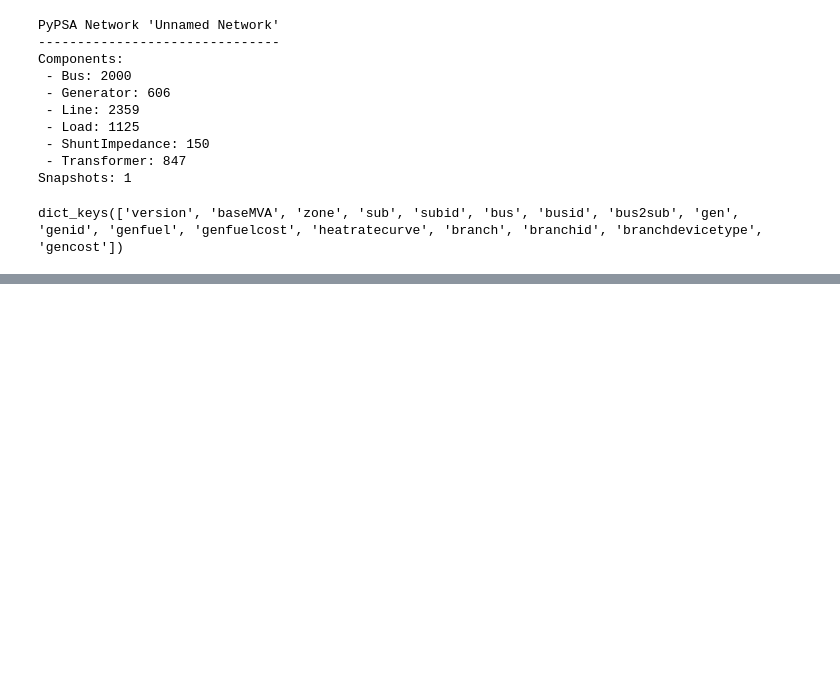
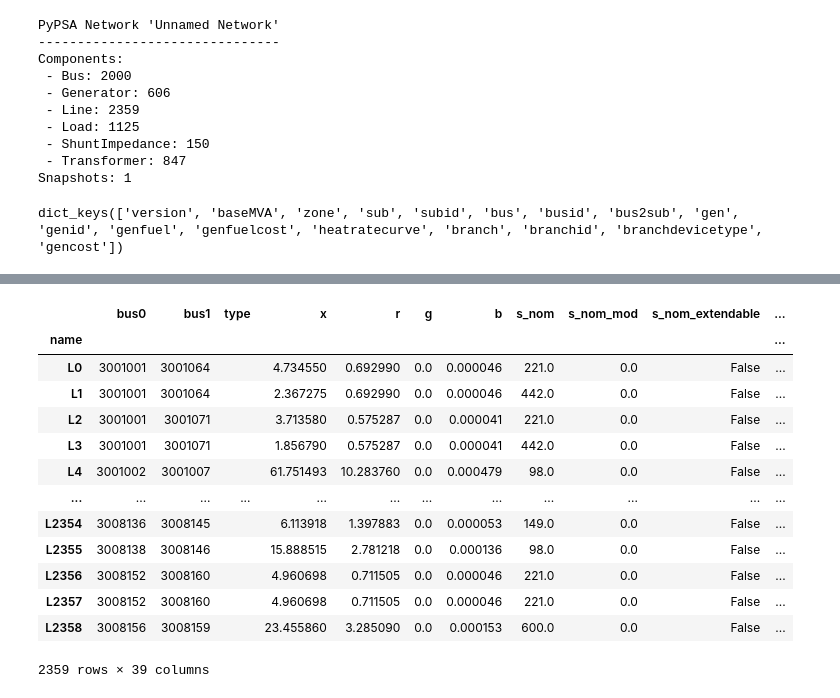
Before and after one commit to samgdotson/energy-lab, a Jupyter notebook: 2021-TX-Power-Outage/notebooks/test_loadcase.ipynb, the cells around one changed output, grey strips where cells are left out. Saved outputs shown, nothing was run; the diff lists cells and outputs as text; code cells hidden in the pictures; blank space fills up the shorter version.

```diff
--- a/2021-TX-Power-Outage/notebooks/test_loadcase.ipynb
+++ b/2021-TX-Power-Outage/notebooks/test_loadcase.ipynb
@@ -70,0 +223,17 @@ n.buses[['x','y']] = bus_geo[['x','y']].values
+# %%
+n.lines
+# %% [output]
+|  | bus0 | bus1 | type | x | r | g | b | s_nom | s_nom_mod | s_nom_extendable | ... |
+| name |  |  |  |  |  |  |  |  |  |  | ... |
+| L0 | 3001001 | 3001064 |  | 4.734550 | 0.692990 | 0.0 | 0.000046 | 221.0 | 0.0 | False | ... |
+| L1 | 3001001 | 3001064 |  | 2.367275 | 0.692990 | 0.0 | 0.000046 | 442.0 | 0.0 | False | ... |
+| L2 | 3001001 | 3001071 |  | 3.713580 | 0.575287 | 0.0 | 0.000041 | 221.0 | 0.0 | False | ... |
+| L3 | 3001001 | 3001071 |  | 1.856790 | 0.575287 | 0.0 | 0.000041 | 442.0 | 0.0 | False | ... |
+| L4 | 3001002 | 3001007 |  | 61.751493 | 10.283760 | 0.0 | 0.000479 | 98.0 | 0.0 | False | ... |
+| ... | ... | ... | ... | ... | ... | ... | ... | ... | ... | ... | ... |
+| L2354 | 3008136 | 3008145 |  | 6.113918 | 1.397883 | 0.0 | 0.000053 | 149.0 | 0.0 | False | ... |
+| L2355 | 3008138 | 3008146 |  | 15.888515 | 2.781218 | 0.0 | 0.000136 | 98.0 | 0.0 | False | ... |
+| L2356 | 3008152 | 3008160 |  | 4.960698 | 0.711505 | 0.0 | 0.000046 | 221.0 | 0.0 | False | ... |
+| L2357 | 3008152 | 3008160 |  | 4.960698 | 0.711505 | 0.0 | 0.000046 | 221.0 | 0.0 | False | ... |
+| L2358 | 3008156 | 3008159 |  | 23.455860 | 3.285090 | 0.0 | 0.000153 | 600.0 | 0.0 | False | ... |
+2359 rows × 39 columns
```
Also changed, not shown: parts of 31 cells of this notebook, 4 other files.
